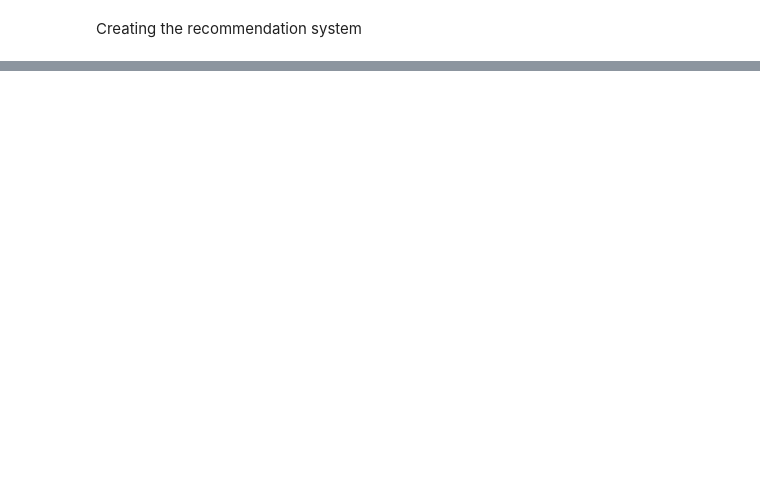
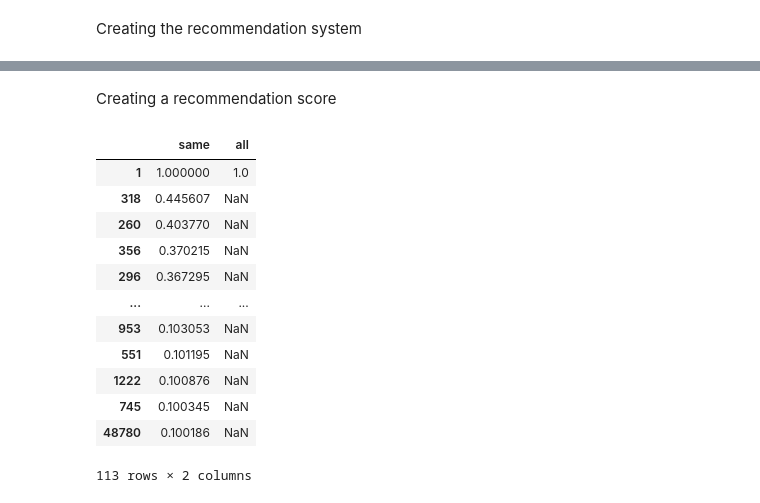
Before and after one commit to ibnabbas1429/machine_learning, a Jupyter notebook: machine_learning/recommender/movies_recommendation_system/movies_recommender.ipynb, the cells around one changed output, grey strips where cells are left out. Drawn from its saved outputs; the diff is of its cells as text; code cells hidden in the pictures; blank space fills up the shorter version.

```diff
--- a/machine_learning/recommender/movies_recommendation_system/movies_recommender.ipynb
+++ b/machine_learning/recommender/movies_recommendation_system/movies_recommender.ipynb
@@ -88,0 +143,4 @@ rating.head()
+# %%
+# getting the movies rated by only 10% of users that like the same movies as us
+same_movies_recs = same_movies_recs.value_counts()/len(same_movies)
+same_movies_recs= same_movies_recs[same_movies_recs > .1]
@@ -88,0 +211,2 @@ rating.head()
+# %% [markdown]
+ Creating a recommendation score
@@ -88,0 +216,16 @@ rating.head()
+# %%
+record_percentage
+# %% [output]
+|  | same | all |
+| 1 | 1.000000 | 1.0 |
+| 318 | 0.445607 | NaN |
+| 260 | 0.403770 | NaN |
+| 356 | 0.370215 | NaN |
+| 296 | 0.367295 | NaN |
+| ... | ... | ... |
+| 953 | 0.103053 | NaN |
+| 551 | 0.101195 | NaN |
+| 1222 | 0.100876 | NaN |
+| 745 | 0.100345 | NaN |
+| 48780 | 0.100186 | NaN |
+113 rows × 2 columns
```
Also changed, not shown: parts of 26 cells of this notebook.
